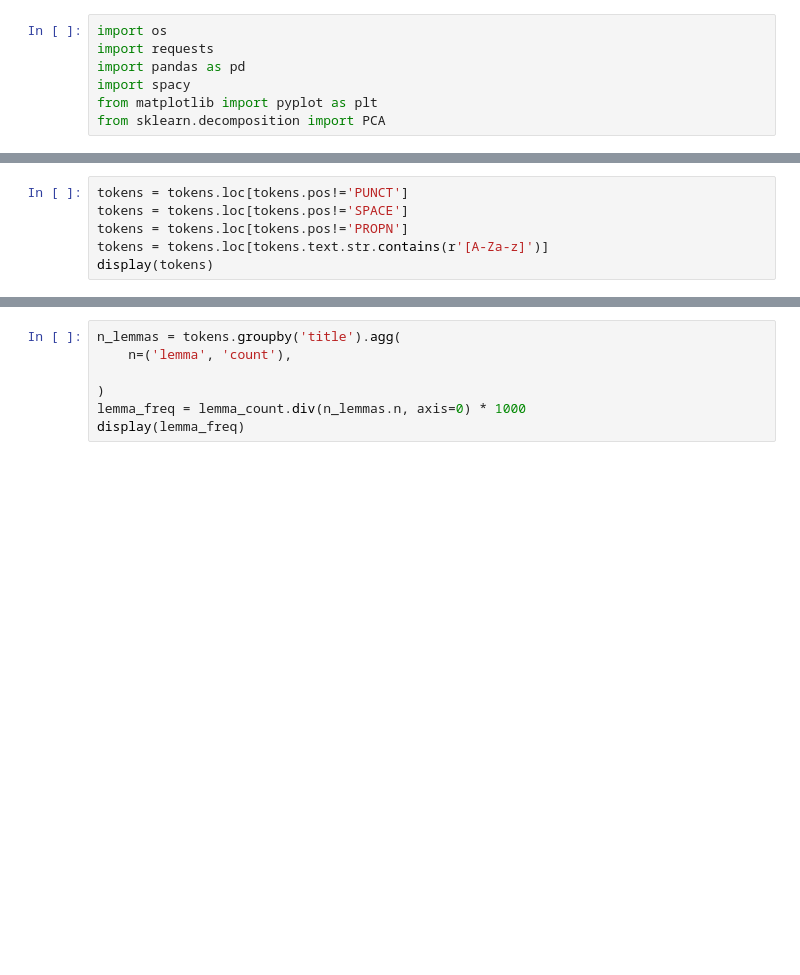
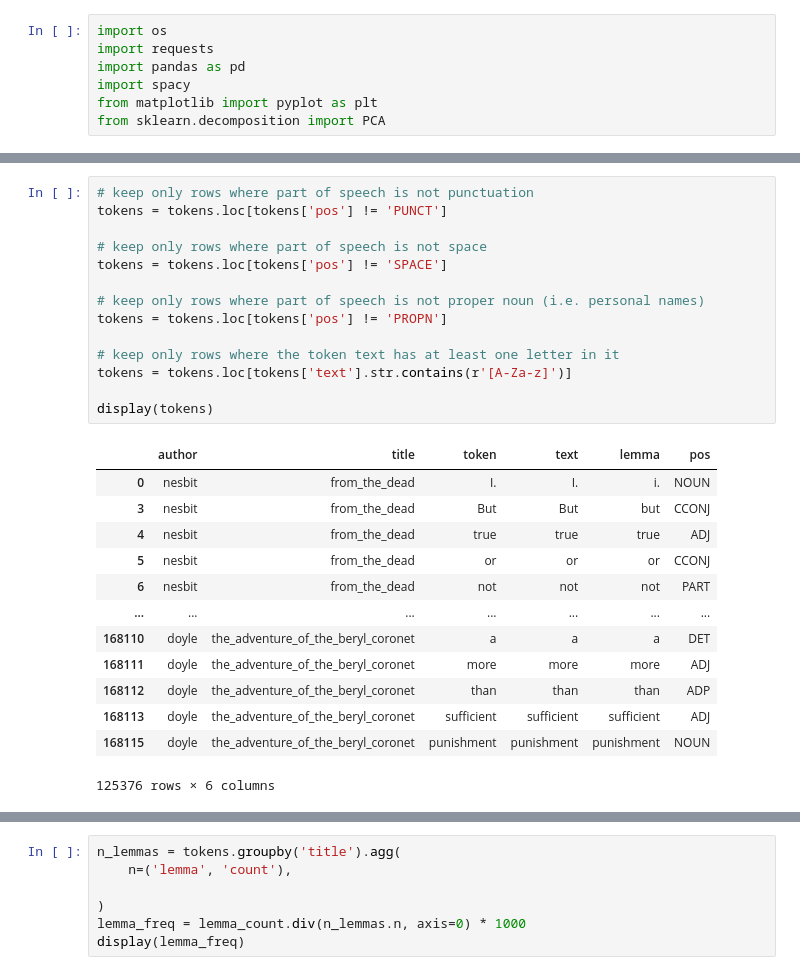
Before and after one commit to cwf2/clas-3801-fa23, a Jupyter notebook: Week_05/Nesbit-Doyle.ipynb, the cells around one changed output, grey strips where cells are left out. Saved outputs shown, nothing was run; the diff lists cells and outputs as text; blank space fills up the shorter version.

```diff
--- a/Week_05/Nesbit-Doyle.ipynb
+++ b/Week_05/Nesbit-Doyle.ipynb
@@ -43,6 +199,28 @@ display(tokens)
 # %%
-tokens = tokens.loc[tokens.pos!='PUNCT']
-tokens = tokens.loc[tokens.pos!='SPACE']
-tokens = tokens.loc[tokens.pos!='PROPN']
-tokens = tokens.loc[tokens.text.str.contains(r'[A-Za-z]')]
+# keep only rows where part of speech is not punctuation
+tokens = tokens.loc[tokens['pos'] != 'PUNCT']
+
+# keep only rows where part of speech is not space
+tokens = tokens.loc[tokens['pos'] != 'SPACE']
+
+# keep only rows where part of speech is not proper noun (i.e. personal names)
+tokens = tokens.loc[tokens['pos'] != 'PROPN']
+
+# keep only rows where the token text has at least one letter in it
+tokens = tokens.loc[tokens['text'].str.contains(r'[A-Za-z]')]
+
 display(tokens)
+# %% [output]
+|  | author | title | token | text | lemma | pos |
+| 0 | nesbit | from_the_dead | I. | I. | i. | NOUN |
+| 3 | nesbit | from_the_dead | But | But | but | CCONJ |
+| 4 | nesbit | from_the_dead | true | true | true | ADJ |
+| 5 | nesbit | from_the_dead | or | or | or | CCONJ |
+| 6 | nesbit | from_the_dead | not | not | not | PART |
+| ... | ... | ... | ... | ... | ... | ... |
+| 168110 | doyle | the_adventure_of_the_beryl_coronet | a | a | a | DET |
+| 168111 | doyle | the_adventure_of_the_beryl_coronet | more | more | more | ADJ |
+| 168112 | doyle | the_adventure_of_the_beryl_coronet | than | than | than | ADP |
+| 168113 | doyle | the_adventure_of_the_beryl_coronet | sufficient | sufficient | sufficient | ADJ |
+| 168115 | doyle | the_adventure_of_the_beryl_coronet | punishment | punishment | punishment | NOUN |
+125376 rows × 6 columns
```
Also changed, not shown: parts of 38 cells of this notebook.
